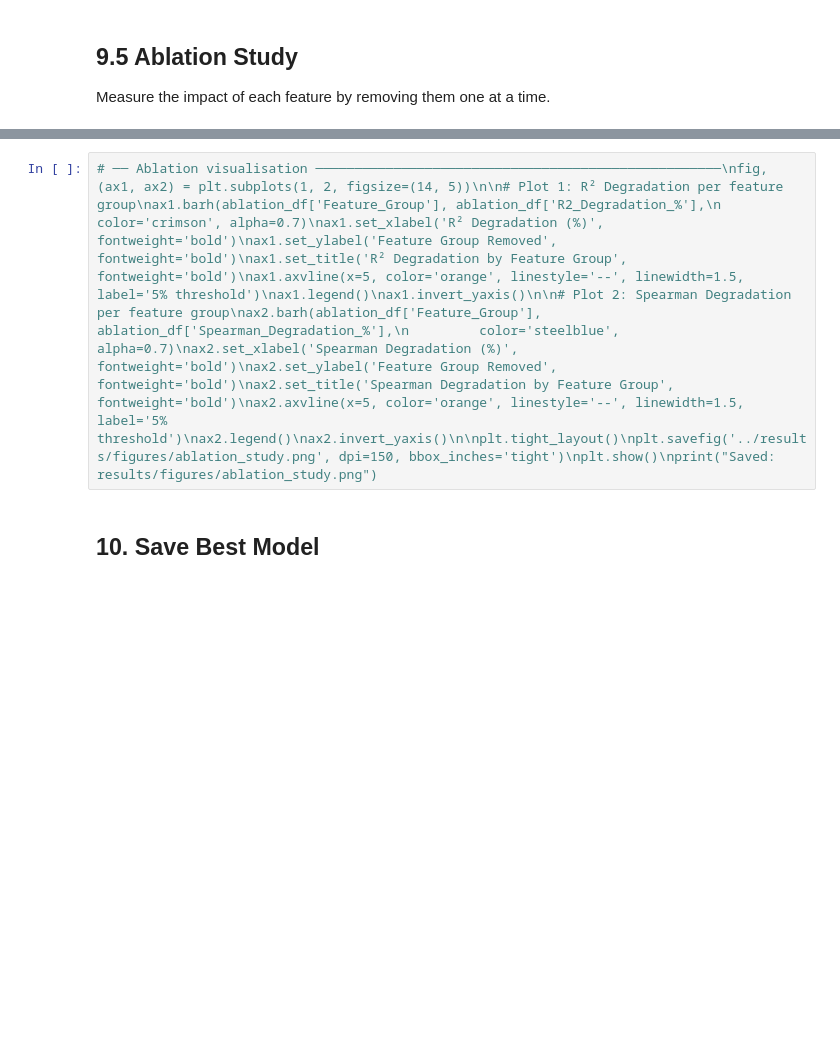
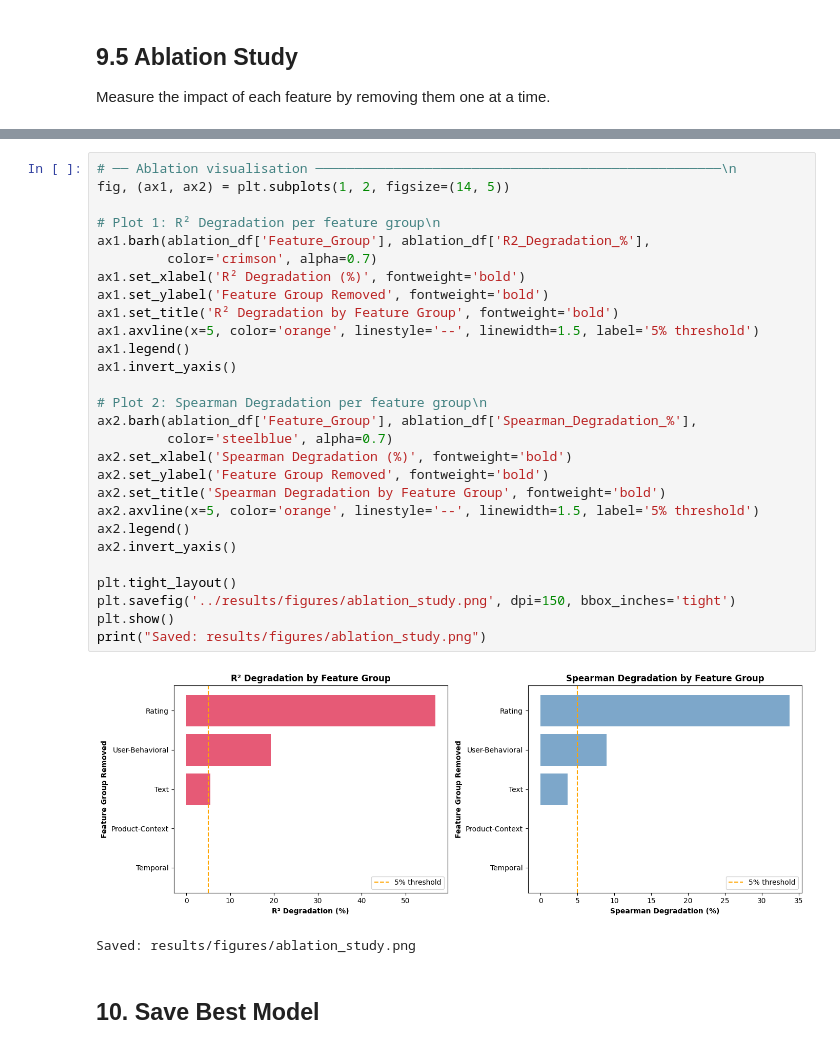
Before and after one commit to YashasviJadav03/Context_Aware_Trust_Scoring_Recommendation, a Jupyter notebook: notebooks/07_trust_regression_models.ipynb, the cells around one changed output, grey strips where cells are left out. Saved outputs shown, nothing was run; the diff lists cells and outputs as text; blank space fills up the shorter version.

```diff
--- a/notebooks/07_trust_regression_models.ipynb
+++ b/notebooks/07_trust_regression_models.ipynb
@@ -771,5 +832,34 @@ print(feat_imp_df.head(10).to_string(index=False))
 # %%
-# ── Ablation visualisation ────────────────────────────────────────────────────\nfig, (ax1, ax2) = plt.subplots(1, 2, figsize=(14, 5))\n\n# Plot 1: R² Degradation per feature group\nax1.barh(ablation_df['Feature_Group'], ablation_df['R2_Degradation_%'],\n         color='crimson', alpha=0.7)\nax1.set_xlabel('R² Degradation (%)', fontweight='bold')\nax1.set_ylabel('Feature Group Removed', fontweight='bold')\nax1.set_title('R² Degradation by Feature Group', fontweight='bold')\nax1.axvline(x=5, color='orange', linestyle='--', linewidth=1.5, label='5% threshold')\nax1.legend()\nax1.invert_yaxis()\n\n# Plot 2: Spearman Degradation per feature group\nax2.barh(ablation_df['Feature_Group'], ablation_df['Spearman_Degradation_%'],\n         color='steelblue', alpha=0.7)\nax2.set_xlabel('Spearman Degradation (%)', fontweight='bold')\nax2.set_ylabel('Feature Group Removed', fontweight='bold')\nax2.set_title('Spearman Degradation by Feature Group', fontweight='bold')\nax2.axvline(x=5, color='orange', linestyle='--', linewidth=1.5, label='5% threshold')\nax2.legend()\nax2.invert_yaxis()\n\nplt.tight_layout()\nplt.savefig('../results/figures/ablation_study.png', dpi=150, bbox_inches='tight')\nplt.show()\nprint("Saved: results/figures/ablation_study.png")
+# ── Ablation visualisation ────────────────────────────────────────────────────\n
+fig, (ax1, ax2) = plt.subplots(1, 2, figsize=(14, 5))
+
+# Plot 1: R² Degradation per feature group\n
+ax1.barh(ablation_df['Feature_Group'], ablation_df['R2_Degradation_%'],
+         color='crimson', alpha=0.7)
+ax1.set_xlabel('R² Degradation (%)', fontweight='bold')
+ax1.set_ylabel('Feature Group Removed', fontweight='bold')
+ax1.set_title('R² Degradation by Feature Group', fontweight='bold')
+ax1.axvline(x=5, color='orange', linestyle='--', linewidth=1.5, label='5% threshold')
+ax1.legend()
+ax1.invert_yaxis()
+
+# Plot 2: Spearman Degradation per feature group\n
+ax2.barh(ablation_df['Feature_Group'], ablation_df['Spearman_Degradation_%'],
+         color='steelblue', alpha=0.7)
+ax2.set_xlabel('Spearman Degradation (%)', fontweight='bold')
+ax2.set_ylabel('Feature Group Removed', fontweight='bold')
+ax2.set_title('Spearman Degradation by Feature Group', fontweight='bold')
+ax2.axvline(x=5, color='orange', linestyle='--', linewidth=1.5, label='5% threshold')
+ax2.legend()
+ax2.invert_yaxis()
+
+plt.tight_layout()
+plt.savefig('../results/figures/ablation_study.png', dpi=150, bbox_inches='tight')
+plt.show()
+print("Saved: results/figures/ablation_study.png")
+# %% [output]
+[figure, added]
+Saved: results/figures/ablation_study.png
 # %% [markdown]
 ## 10. Save Best Model
 # %%
```
Also changed, not shown: parts of 13 cells of this notebook, 14 other files.
